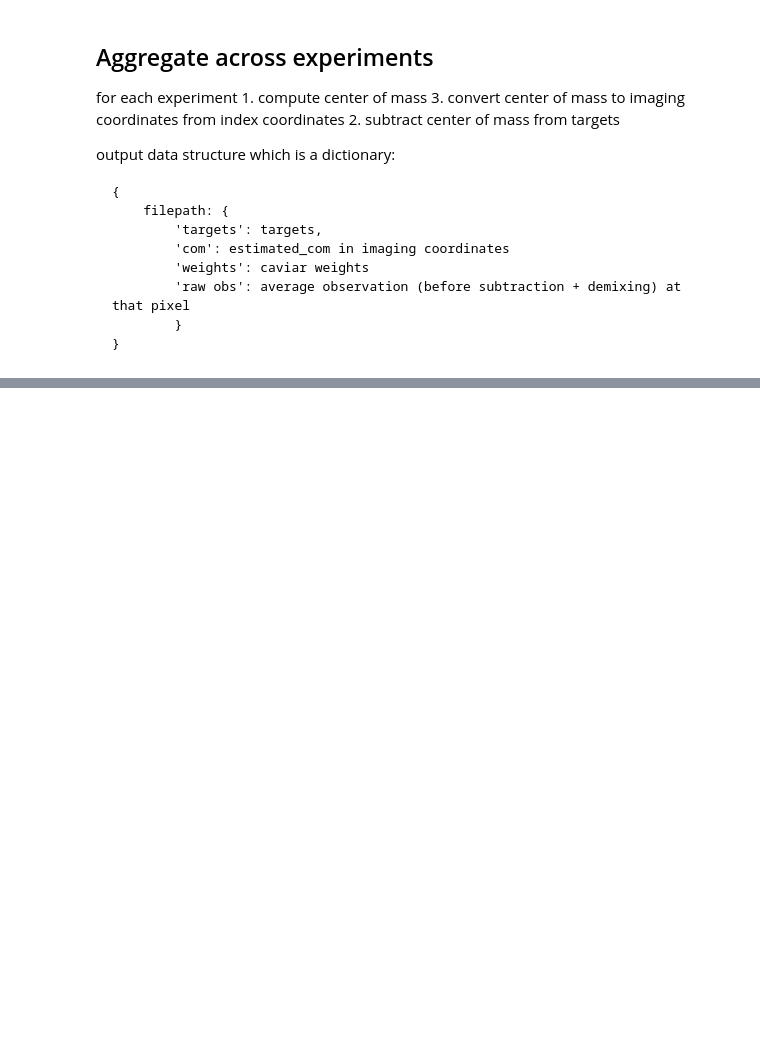
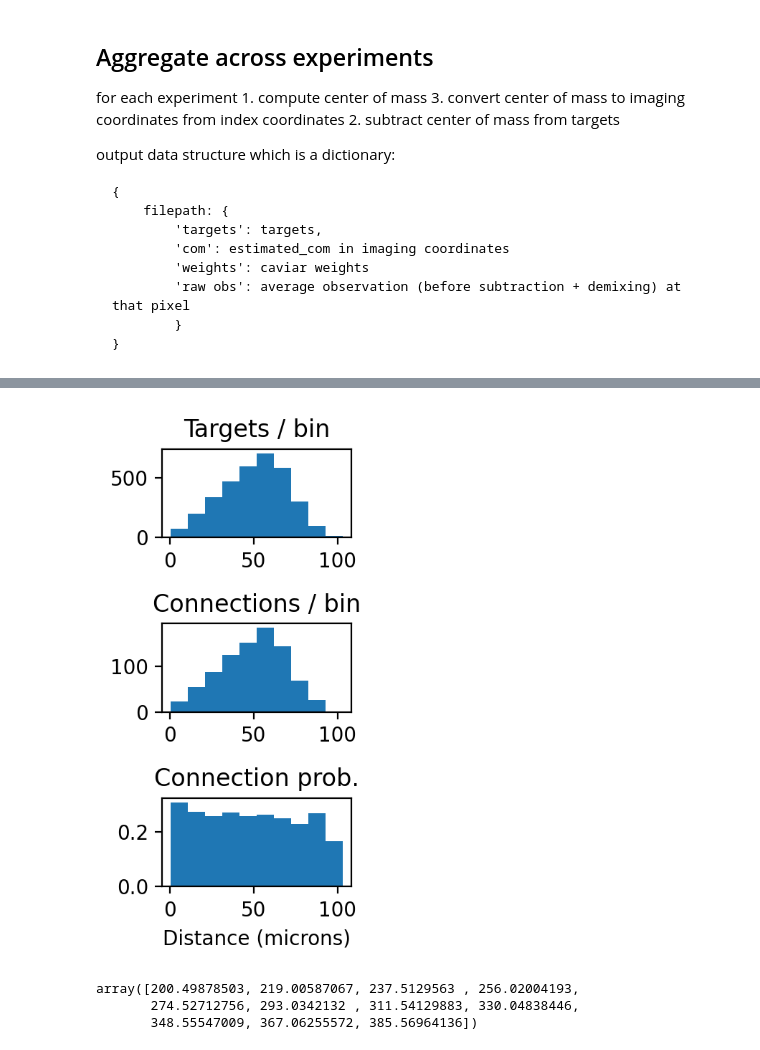
Before and after one commit to bantin/PhoRC, a Jupyter notebook: opsin_subtraction_experiments/spatial estimation.ipynb, the cells around one changed output, grey strips where cells are left out. Saved outputs shown, nothing was run; the diff lists cells and outputs as text; code cells hidden in the pictures; blank space fills up the shorter version.

```diff
--- a/opsin_subtraction_experiments/spatial estimation.ipynb
+++ b/opsin_subtraction_experiments/spatial estimation.ipynb
@@ -105,0 +292,26 @@ for file in filenames:
+# %%
+# make 3 histograms:
+# 1. connection distances
+# 2. target distances
+# 3. probability of connection given distance
+fig, axs = plt.subplots(nrows=3, ncols=1, figsize=(2,4), dpi=200, facecolor='white')
+
+n_targets, bins, patches = axs[0].hist(all_target_dists, bins=10)
+axs[0].set_title('Targets / bin')
+
+n_connections, bins, patches = axs[1].hist(all_connection_dists, bins=bins)
+axs[1].set_title('Connections / bin')
+
+connection_probs = n_connections / n_targets
+axs[2].hist(bins[:-1], bins, weights=connection_probs)
+axs[2].set_title('Connection prob.')
+axs[2].set_xlabel('Distance (microns)')
+plt.tight_layout()
+# %% [output]
+[figure, added]
+# %%
+bins
+# %% [output]
+array([200.49878503, 219.00587067, 237.5129563 , 256.02004193,
+       274.52712756, 293.0342132 , 311.54129883, 330.04838446,
+       348.55547009, 367.06255572, 385.56964136])
```
Also changed, not shown: parts of 10 cells of this notebook.
